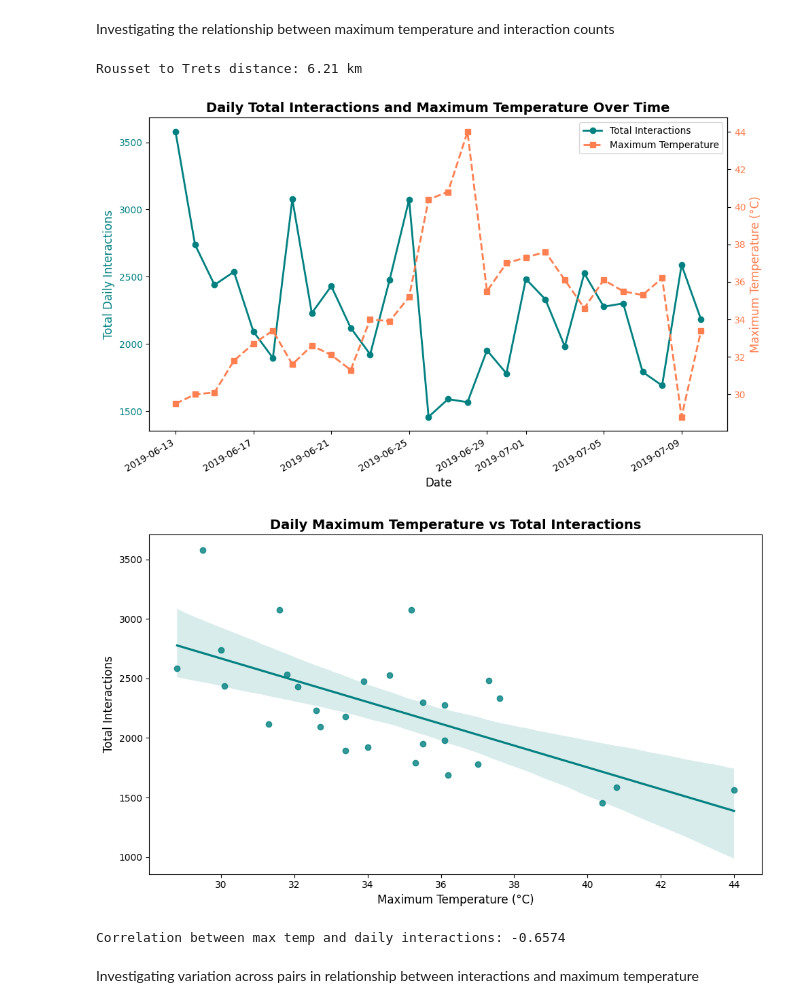
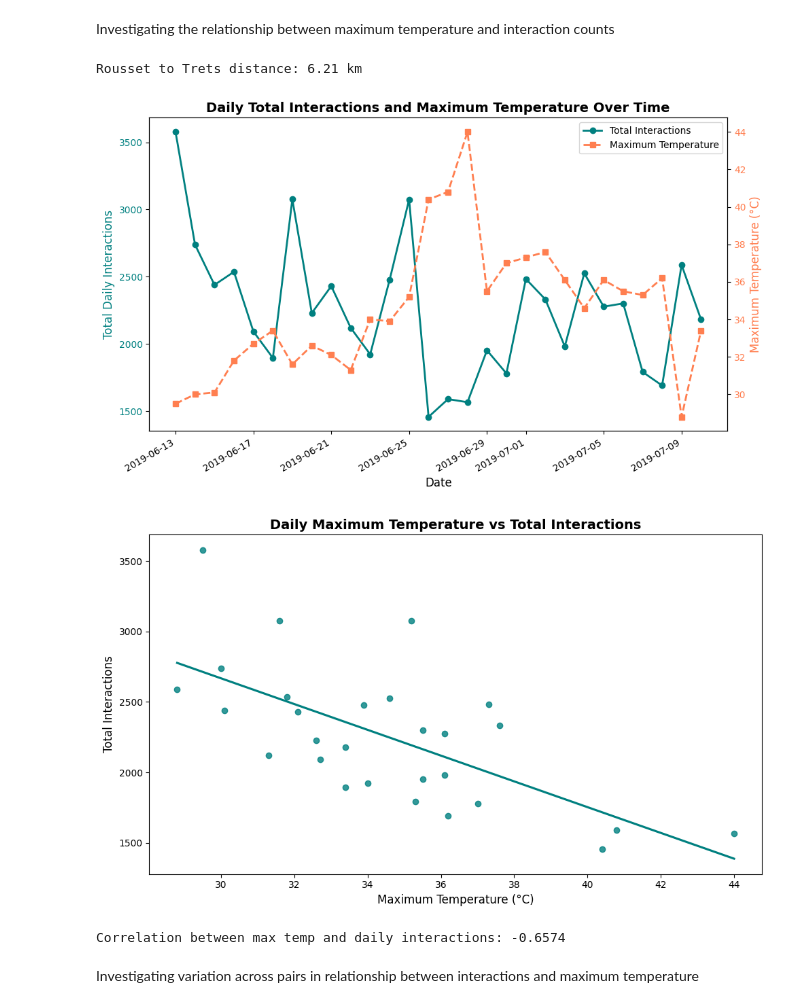
Before and after one commit to lucycheffins836/baboon-gnar-edge, a Jupyter notebook: notebooks/01_eda.ipynb, the cells around one changed output. Drawn from its saved outputs; the diff is of its cells as text; code cells hidden in the pictures.

```diff
--- a/notebooks/01_eda.ipynb
+++ b/notebooks/01_eda.ipynb
@@ -258,35 +295,36 @@ ax1.legend(lines1 + lines2, labels1 + labels2, loc="upper right")
 
 fig.autofmt_xdate()
 plt.tight_layout()
 plt.savefig(figures_dir / "interactions_temp_over_time.pdf", dpi=300, bbox_inches="tight")
 plt.show()
 
 
 #plotting maximum temperature vs total interactions scatterplot
 plt.figure(figsize=(10, 6))
 sns.regplot(
     data=daily_weather_interactions_df,
     x="temp_max",
     y="total_interactions",
-    color="teal"
+    color="teal",
+    ci = None
 )
 
 plt.title("Daily Maximum Temperature vs Total Interactions", fontsize=14, fontweight="bold")
 plt.xlabel("Maximum Temperature (°C)", fontsize=12)
 plt.ylabel("Total Interactions", fontsize=12)
 
 plt.tight_layout()
 plt.savefig(figures_dir / "interactions_vs_max_temp.pdf", dpi=300, bbox_inches="tight")
 plt.show()
 
 
 #correlation calculation between max temp and interactions
 corr = daily_weather_interactions_df["temp_max"].corr(daily_weather_interactions_df["total_interactions"])
 print(f"Correlation between max temp and daily interactions: {corr:.4f}")
 # %% [output]
 Rousset to Trets distance: 6.21 km
 [figure]
-[figure, old version]
+[figure, new version]
 Correlation between max temp and daily interactions: -0.6574
 # %% [markdown]
 Investigating variation across pairs in relationship between interactions and maximum temperature
```
Also changed, not shown: parts of 3 cells of this notebook, 2 other files.
